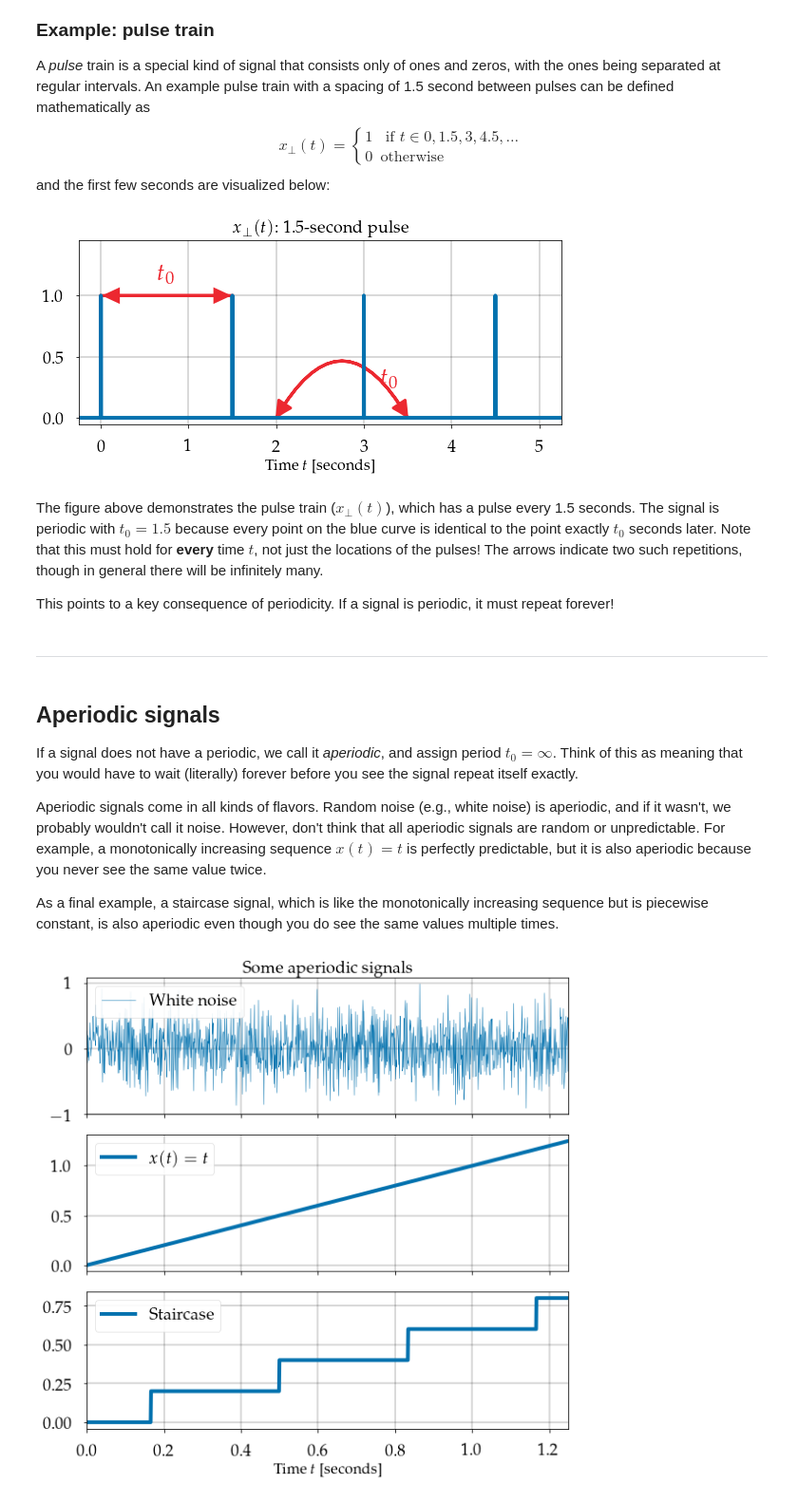
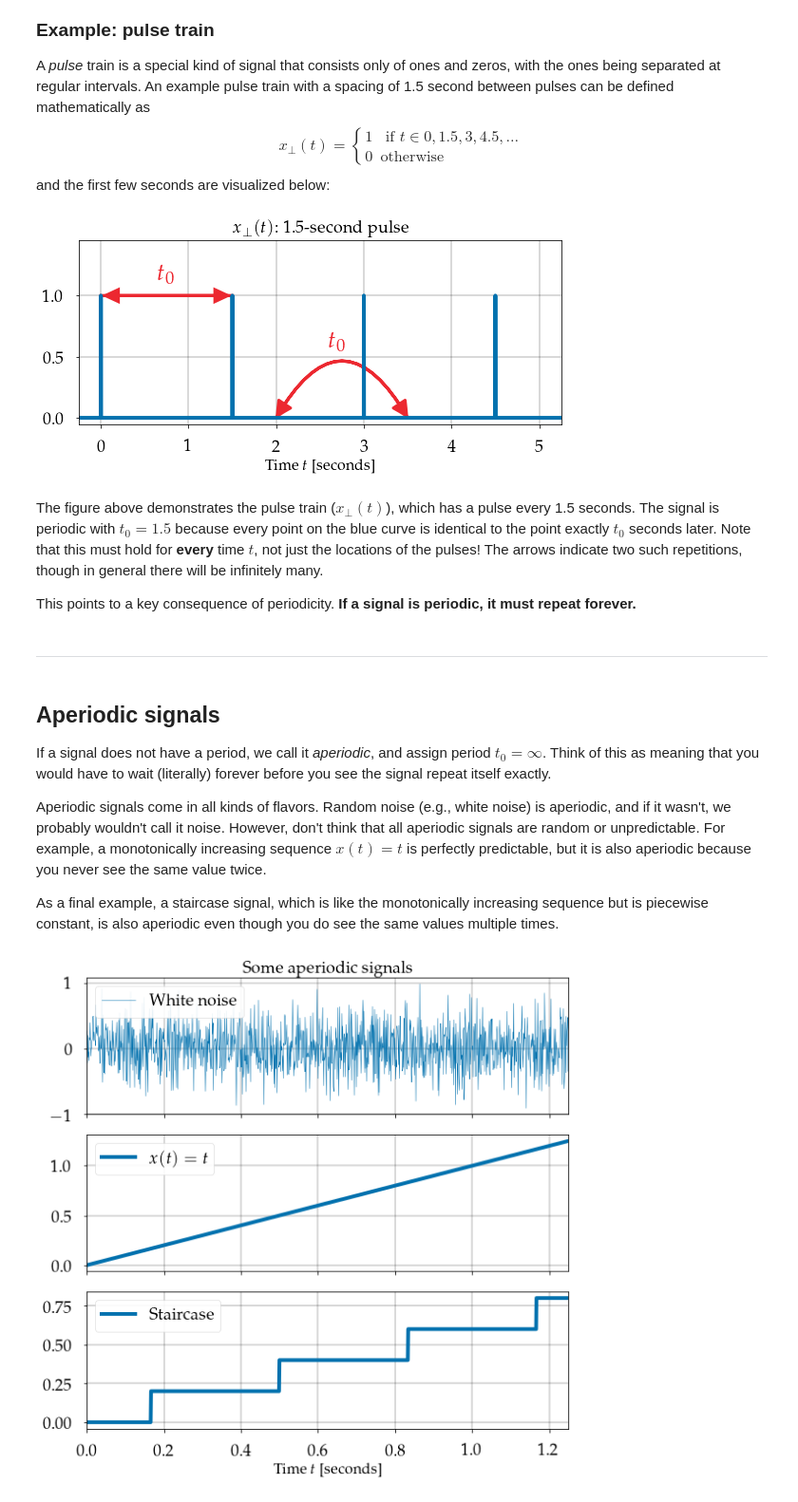
Before and after one commit to bmcfee/dstbook, a Jupyter notebook: content/ch01/Waves.ipynb, the cells around one changed output. Shown at 95% size. Saved outputs shown, nothing was run; the diff lists cells and outputs as text; code cells hidden in the pictures.

```diff
--- a/content/ch01/Waves.ipynb
+++ b/content/ch01/Waves.ipynb
@@ -60,48 +60,48 @@ np.random.seed(20200101)
 colors = [_['color'] for _ in list(matplotlib.rcParams['axes.prop_cycle'])]
 # %%
 fs = 1000
-t = np.linspace(-0.25, 5.25, endpoint=False, num=5.5 * fs)
+t = np.linspace(-0.25, 5.25, endpoint=False, num=int(5.5 * fs))
 x = np.zeros_like(t)
 x[t / 1.5 == np.round(t/1.5)] = 1
 
 
 plt.figure(figsize=(8,4))
 
 plt.plot(t, x, label=r'$x_\perp(t)$')
 plt.title(r'$x_\perp(t)$: 1.5-second pulse')
 plt.xlabel('Time $t$ [seconds]');
 
 style="simple,tail_width=0.5,head_width=0.1,head_length=0.2"
 kw = dict(color=colors[1], linewidth=3)
 plt.arrow(0, 1.0, 1.3, 0,  head_width=0.1, **kw)
 plt.arrow(1.5, 1.0, -1.3, 0, head_width=0.1, **kw)
 
 a2 = patches.FancyArrowPatch((2.,0.0), (3.5,0.0), connectionstyle="angle3,angleA=60,angleB=-60",  arrowstyle='simple, head_width=15, head_length=15', **kw)
 a3 = patches.FancyArrowPatch((3.5,0.0), (2.,0.0), connectionstyle="angle3,angleA=-60,angleB=60",  arrowstyle='simple, head_width=15, head_length=15', **kw)
 
 plt.gca().add_patch(a2)
 plt.gca().add_patch(a3)
 
 plt.text(0.65, 1.1, r'$t_0$', color=colors[1], size=25);
-plt.text(3.2, 0.25, r'$t_0$', color=colors[1], size=25);
+plt.text(2.6, 0.55, r'$t_0$', color=colors[1], size=25);
 
 plt.xlim([-0.25, 5.25])
 plt.ylim([-0.05, 1.45]);
 # %% [output]
-[figure, old version]
+[figure, new version]
 # %% [markdown]
 The figure above demonstrates the pulse train ($x_\perp(t)$), which has a pulse every 1.5 seconds.
 The signal is periodic with $t_0 = 1.5$ because every point on the blue curve is identical to the point exactly $t_0$ seconds later.
 Note that this must hold for **every** time $t$, not just the locations of the pulses!
 The arrows indicate two such repetitions, though in general there will be infinitely many.
 
-This points to a key consequence of periodicity.  If a signal is periodic, it must repeat forever!
+This points to a key consequence of periodicity.  **If a signal is periodic, it must repeat forever.**
 # %% [markdown]
 ---
 # %% [markdown]
 ## Aperiodic signals
 
-If a signal does not have a periodic, we call it *aperiodic*, and assign period $t_0 = \infty$.
+If a signal does not have a period, we call it *aperiodic*, and assign period $t_0 = \infty$.
 Think of this as meaning that you would have to wait (literally) forever before you see the signal repeat itself exactly.
 
 Aperiodic signals come in all kinds of flavors.
```
Also changed, not shown: parts of 4 cells of this notebook, 10 other files.
